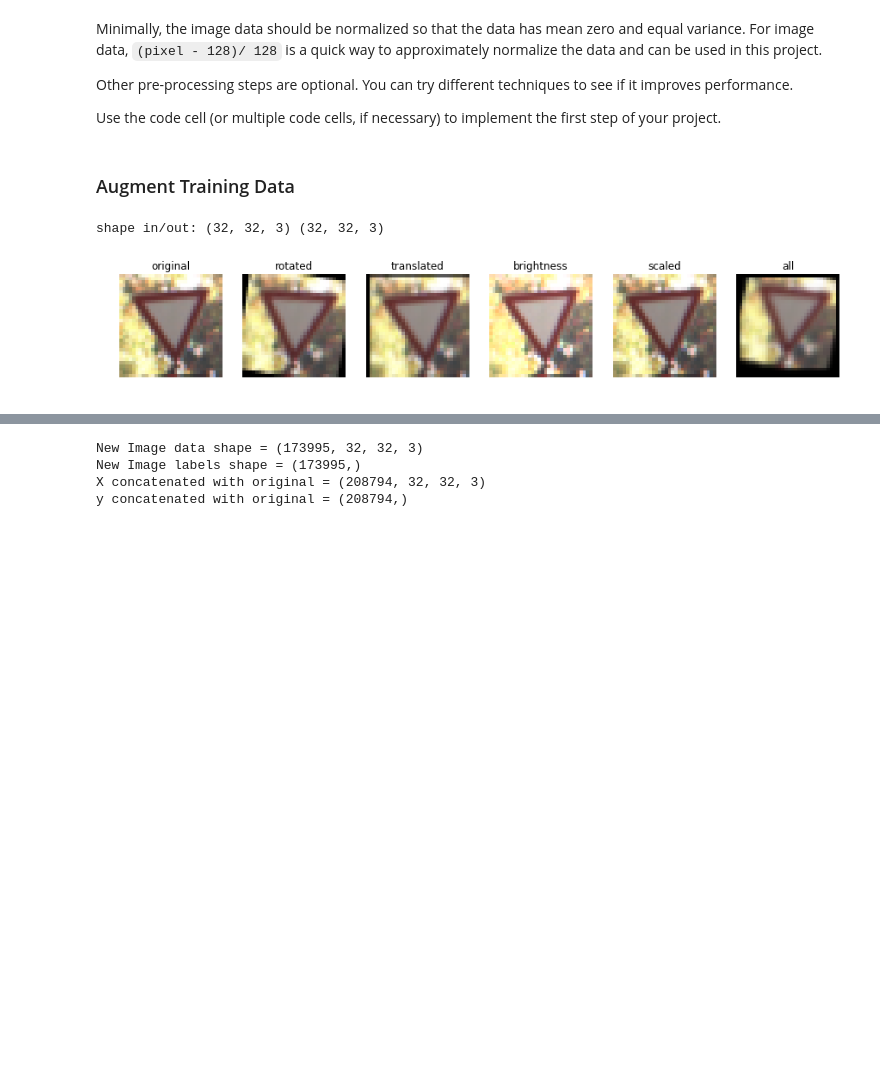
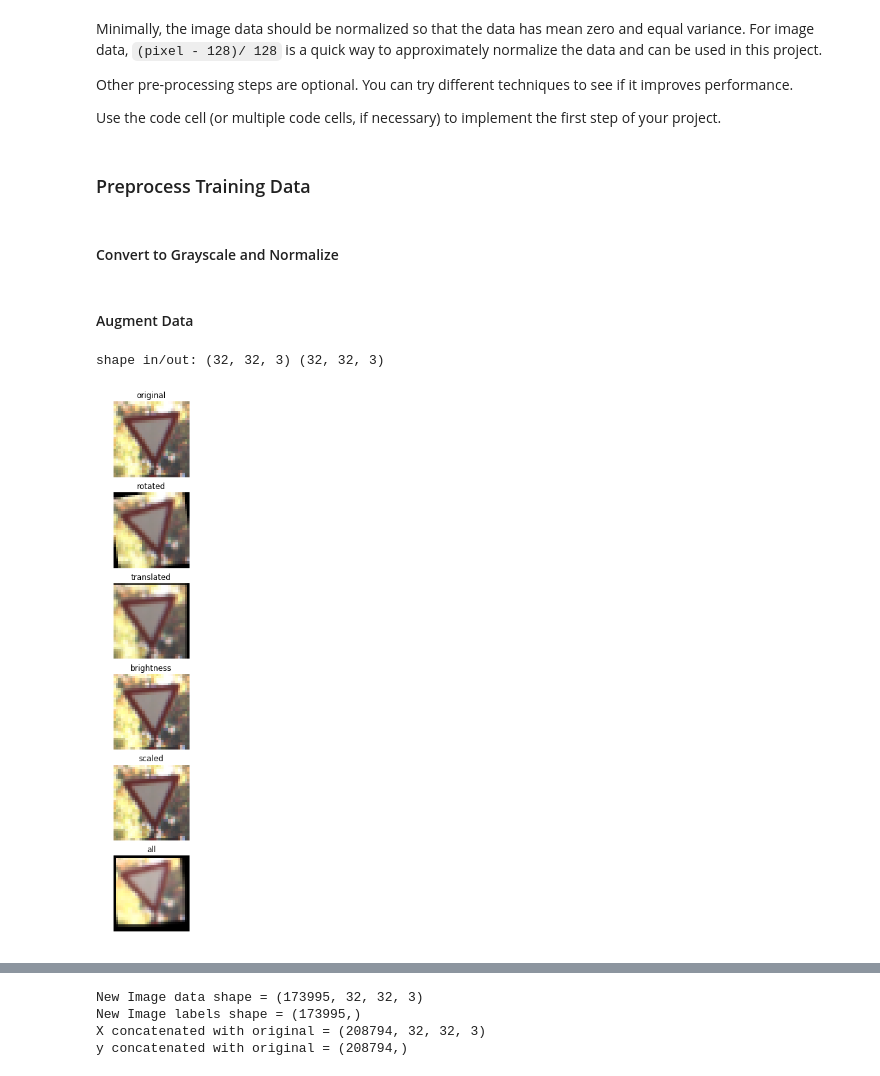
Before and after one commit to ChuChuIgbokwe/CarND-Traffic-Sign-Classifier-Project, a Jupyter notebook: Traffic_Sign_Classifier.ipynb, the cells around one changed output, grey strips where cells are left out. Drawn from its saved outputs; the diff is of its cells as text; code cells hidden in the pictures; blank space fills up the shorter version.

```diff
--- a/Traffic_Sign_Classifier.ipynb
+++ b/Traffic_Sign_Classifier.ipynb
@@ -198,3 +198,7 @@ Minimally, the image data should be normalized so that the data has mean zero an
 Other pre-processing steps are optional. You can try different techniques to see if it improves performance.
 
 Use the code cell (or multiple code cells, if necessary) to implement the first step of your project.
+# %% [markdown]
+### Preprocess Training Data
+# %% [markdown]
+#### Convert to Grayscale and Normalize
@@ -201,5 +210,5 @@ Use the code cell (or multiple code cells, if necessary) to implement the first
 # %% [markdown]
-### Augment Training Data
+#### Augment Data
 # %%
 
 def random_rotation(image, angle=18):
@@ -269,33 +278,33 @@ image_brightness = random_brightness(image_original)
 image_scaling = random_scaling(image_original)
 image_all = combine_all(image_original)
 
-fig, axs = plt.subplots(1,6, figsize=(15, 6))
+fig, axs = plt.subplots(6,1, figsize=(15, 15))
 
 axs[0].axis('off')
 axs[0].imshow(image_original.squeeze(), cmap='gray')
 axs[0].set_title('original')
 
 axs[1].axis('off')
 axs[1].imshow(image_rotation.squeeze(), cmap='gray')
 axs[1].set_title('rotated')
 
 axs[2].axis('off')
 axs[2].imshow(image_translation.squeeze(), cmap='gray')
 axs[2].set_title('translated')
 
 axs[3].axis('off')
 axs[3].imshow(image_brightness.squeeze(), cmap='gray')
 axs[3].set_title('brightness')
 
 axs[4].axis('off')
 axs[4].imshow(image_scaling.squeeze(), cmap='gray')
 axs[4].set_title('scaled')
 
 axs[5].axis('off')
 axs[5].imshow(image_all.squeeze(), cmap='gray')
 axs[5].set_title('all')
 
 print('shape in/out:', image_original.shape, image_all.shape)
 # %% [output]
 shape in/out: (32, 32, 3) (32, 32, 3)
-[figure, old version]
+[figure, new version]
```
Also changed, not shown: parts of 18 cells of this notebook, 5 other files.
